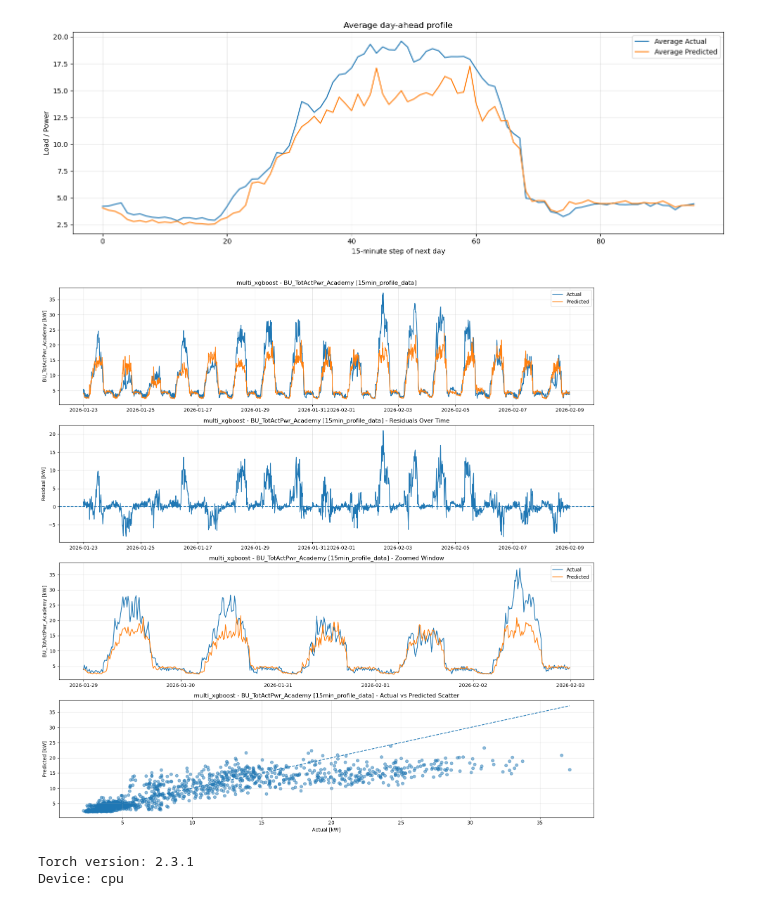
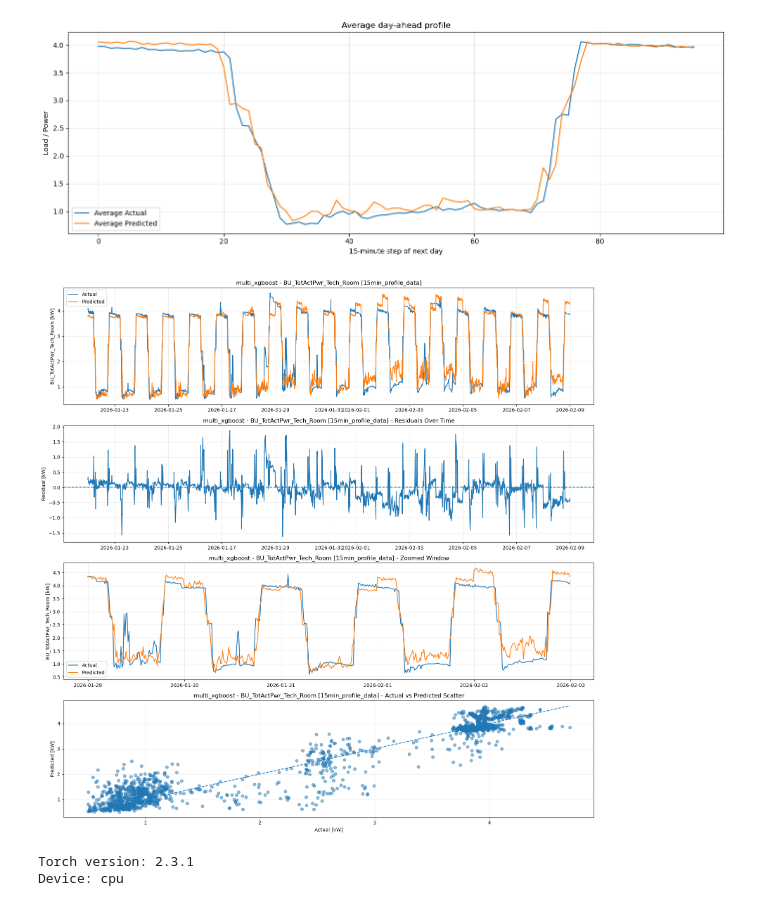
Before and after one commit to MilanMavani/Thesis_EMS_LF, a Jupyter notebook: JupyterNotebooks/Profile_LF.ipynb, the cells around one changed output. Drawn from its saved outputs; the diff is of its cells as text; code cells hidden in the pictures.

Commit message:
chnage in aday ahead forecast flow

```diff
--- a/JupyterNotebooks/Profile_LF.ipynb
+++ b/JupyterNotebooks/Profile_LF.ipynb
@@ -95,6 +115,6 @@ def plot_profile_day(prediction_csv_path, row_idx=0, title=None):
     plt.tight_layout()
     plt.show()
 # %%
-prediction_csv_path = r"C:\Data_analysis\Thesis\JupyterNotebooks\artifacts\profile_forecasting\predictions\multi_xgboost_BU_TotActPwr_Academy_profile_predictions.csv"
+prediction_csv_path = r"C:\Data_analysis\Thesis\JupyterNotebooks\artifacts\profile_forecasting\predictions\multi_xgboost_BU_TotActPwr_Tech_Room_profile_predictions.csv"
 plot_profile_day(prediction_csv_path, row_idx=0)
 # %% [output]
@@ -161,7 +181,7 @@ def plot_average_profile(prediction_csv_path, title="Average day-ahead profile")
 # %%
 plot_average_profile(prediction_csv_path)
 # %% [output]
-[figure, old version]
+[figure, new version]
 # %%
 import pandas as pd
 import numpy as np
@@ -269,18 +289,18 @@ def plot_profile_diagnostics(
     plt.tight_layout()
     plt.show()
 # %%
-prediction_csv_path = r"C:\Data_analysis\Thesis\JupyterNotebooks\artifacts\profile_forecasting\predictions\multi_xgboost_BU_TotActPwr_Academy_profile_predictions.csv"
+prediction_csv_path = r"C:\Data_analysis\Thesis\JupyterNotebooks\artifacts\profile_forecasting\predictions\multi_xgboost_BU_TotActPwr_Tech_Room_profile_predictions.csv"
 
 plot_profile_diagnostics(
     prediction_csv_path=prediction_csv_path,
     model_name="multi_xgboost",
-    target_name="BU_TotActPwr_Academy",
+    target_name="BU_TotActPwr_Tech_Room",
     dataset_name="15min_profile_data",
     zoom_start="2026-01-29",
     zoom_end="2026-02-02",
 )
 # %% [output]
-[figure, old version]
+[figure, new version]
 # %%
 
 import torch
```
Also changed, not shown: parts of 7 cells of this notebook, 6 other files.
